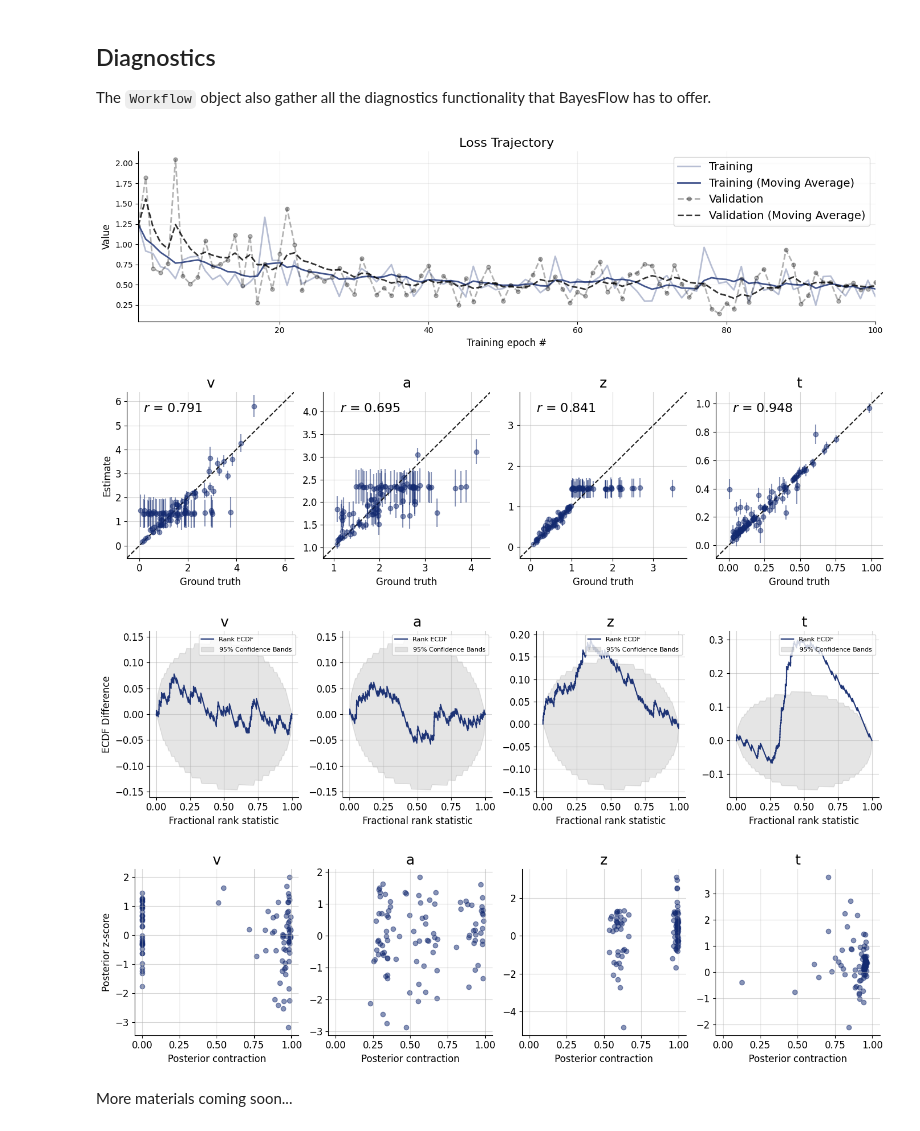
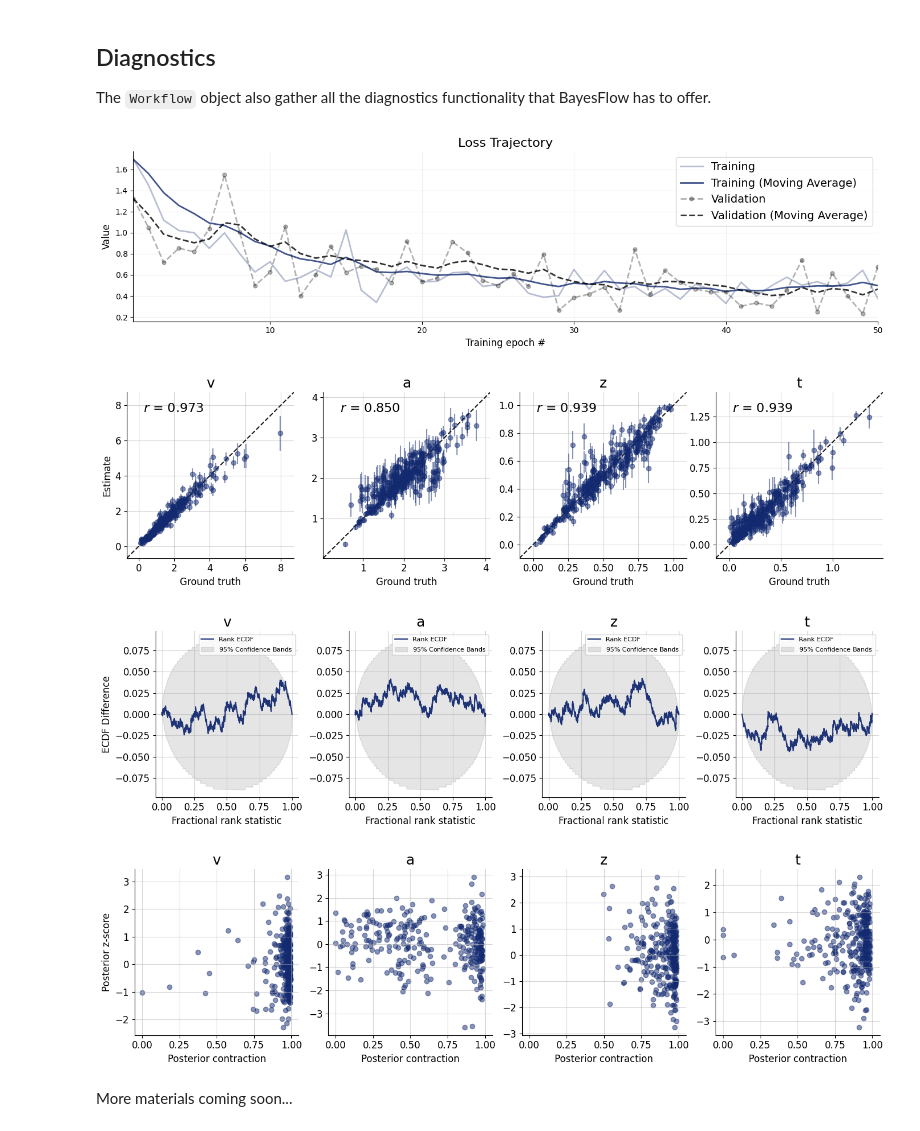
Before and after one commit to bayesflow-org/hssm-bayesflow-workshop, a Jupyter notebook: notebooks/hssm_bayesflow.ipynb, the cells around one changed output. Cells and saved outputs as stored; diff of their text form; code cells hidden in the pictures.

```diff
--- a/notebooks/hssm_bayesflow.ipynb
+++ b/notebooks/hssm_bayesflow.ipynb
@@ -41,7 +51,7 @@ def priors(rng=None):
 
     drift = rng.gamma(2, 0.8)
     threshold = rng.gamma(10, 0.2)
-    bias = rng.beta(2, 2) * threshold
+    bias = rng.beta(2, 2)
     ndt = rng.gamma(1.5, 0.2)
 
     return {'v': drift, 'a': threshold, 'z': bias, 't': ndt}
@@ -96,6 +106,7 @@ In a nutshell, from the perspective of the neural approximator:
 adapter = (
     bf.adapters.Adapter()
     .convert_dtype('float64', 'float32')
+    .standardize()
     .concatenate(['v', 'a', 'z', 't'], into="inference_variables")
     .concatenate(['rts', 'choices'], into="summary_variables")
 )
@@ -151,7 +162,7 @@ validation_data = workflow.simulate(300)
 # %%
 history = workflow.fit_offline(
     data=training_data,
-    epochs=100,
+    epochs=50,
     batch_size=32,
     validation_data=validation_data
 )
@@ -181,16 +192,16 @@ Epoch 100/100
 The `Workflow` object also gather all the diagnostics functionality that BayesFlow has to offer.
 # %%
 figures = workflow.plot_default_diagnostics(
-    test_data=100,
+    test_data=300,
     loss_kwargs={"figsize": (14, 4), "label_fontsize": 12},
     recovery_kwargs={"figsize": (14, 4), "label_fontsize": 12},
     calibration_ecdf_kwargs={"figsize": (14, 4), "legend_fontsize": 8, "difference": True, "label_fontsize": 12},
     z_score_contraction_kwargs={"figsize": (14, 4), "label_fontsize": 12}
 )
 # %% [output]
-[figure, old version]
+[figure, new version]
-[figure, old version]
+[figure, new version]
-[figure, old version]
+[figure, new version]
-[figure, old version]
+[figure, new version]
 # %% [markdown]
 More materials coming soon...
```
Also changed, not shown: parts of 8 cells of this notebook, 1 other file.
